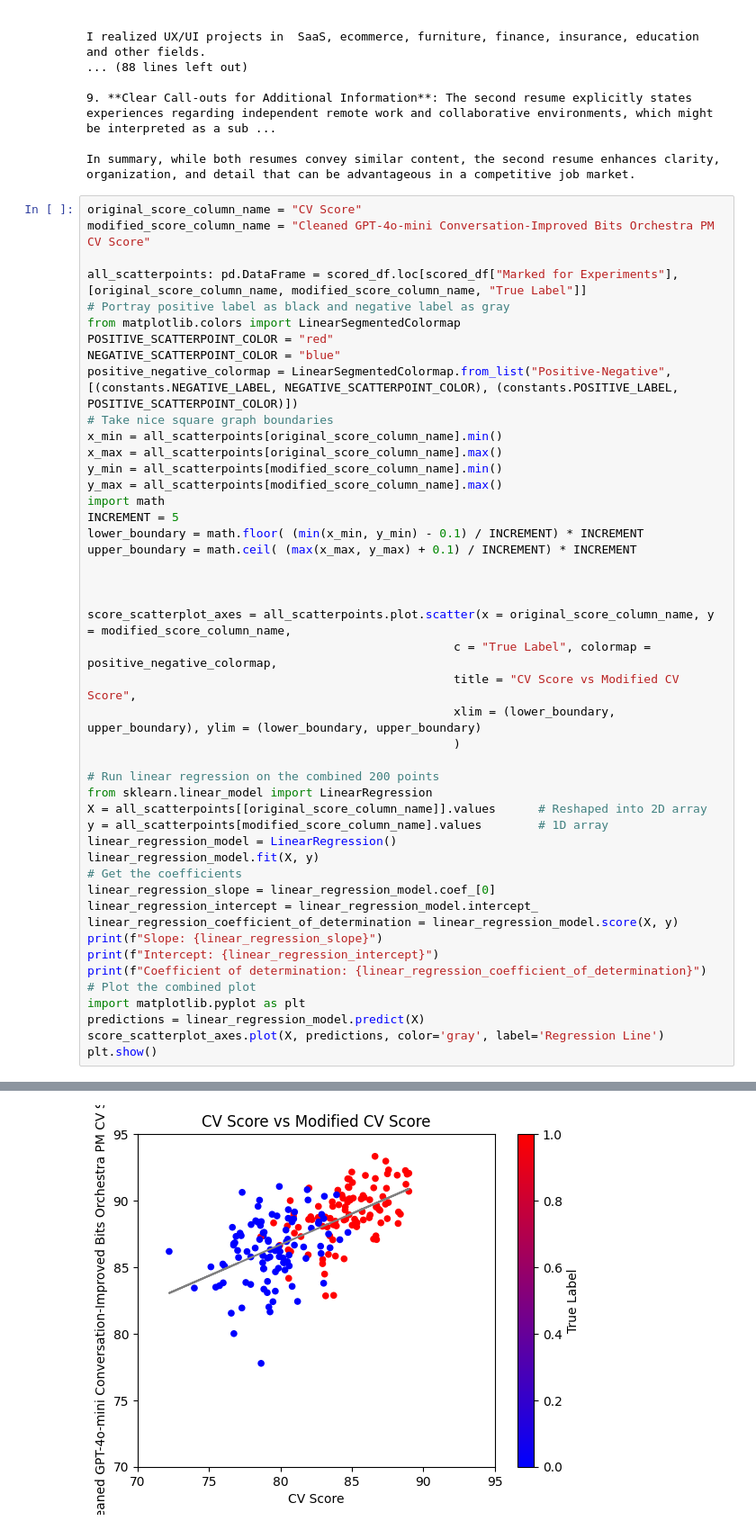
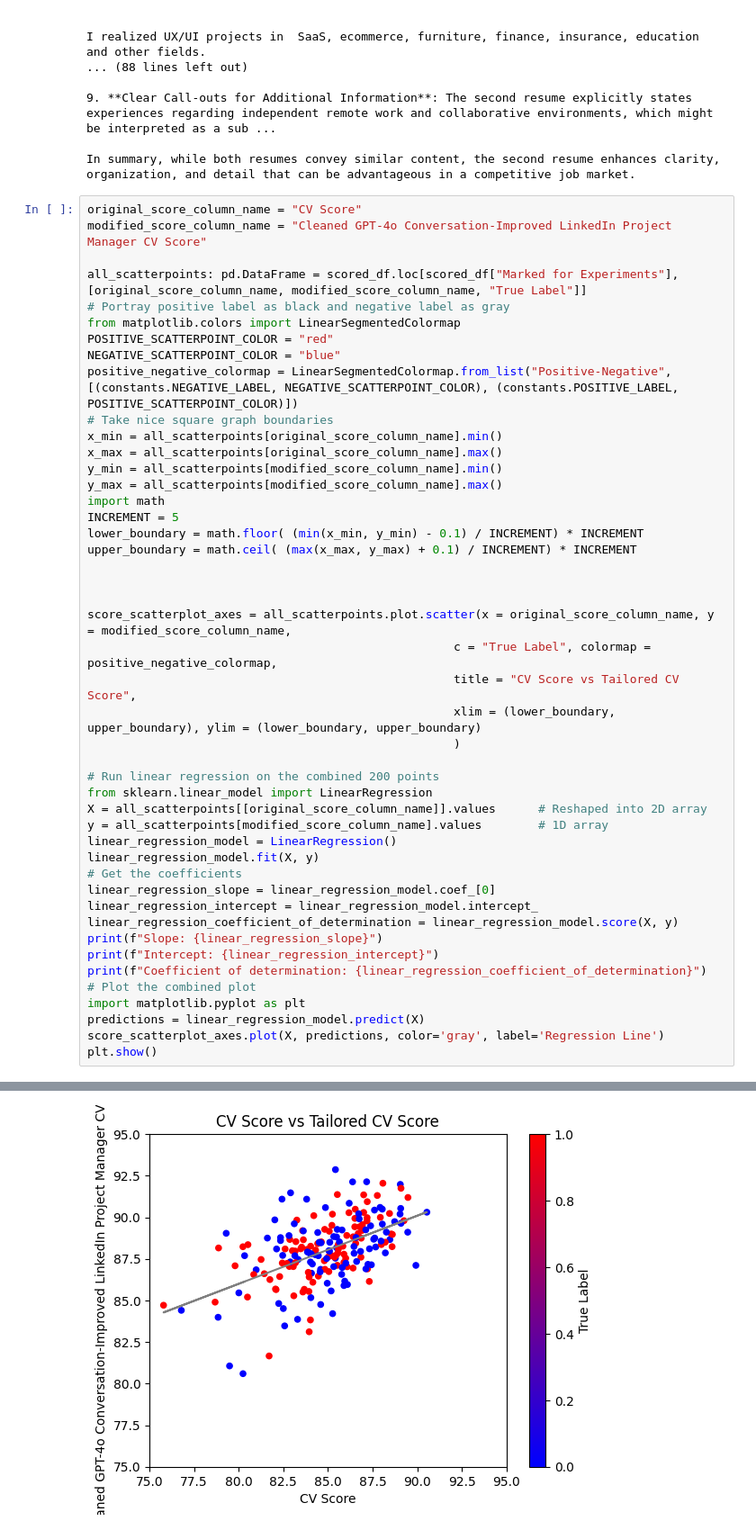
Before and after one commit to heyyjudes/llm-hiring-ecosystem, a Jupyter notebook: execution.ipynb, the cells around one changed output, grey strips where cells are left out. Shown at 90% size. Cells and saved outputs as stored; diff of their text form.

Commit message:
Add tailored resume generation and scoring

```diff
--- a/execution.ipynb
+++ b/execution.ipynb
@@ -577,7 +563,7 @@ I realized UX/UI projects in  SaaS, ecommerce, furniture, finance, insurance, ed
 In summary, while both resumes convey similar content, the second resume enhances clarity, organization, and detail that can be advantageous in a competitive job market.
 # %%
 original_score_column_name = "CV Score"
-modified_score_column_name = "Cleaned GPT-4o-mini Conversation-Improved Bits Orchestra PM CV Score"
+modified_score_column_name = "Cleaned GPT-4o Conversation-Improved LinkedIn Project Manager CV Score"
 
 all_scatterpoints: pd.DataFrame = scored_df.loc[scored_df["Marked for Experiments"], [original_score_column_name, modified_score_column_name, "True Label"]]
 # Portray positive label as black and negative label as gray
@@ -599,7 +585,7 @@ upper_boundary = math.ceil( (max(x_max, y_max) + 0.1) / INCREMENT) * INCREMENT
 
 score_scatterplot_axes = all_scatterpoints.plot.scatter(x = original_score_column_name, y = modified_score_column_name,
                                                     c = "True Label", colormap = positive_negative_colormap,
-                                                    title = "CV Score vs Modified CV Score",
+                                                    title = "CV Score vs Tailored CV Score",
                                                     xlim = (lower_boundary, upper_boundary), ylim = (lower_boundary, upper_boundary)
                                                     )
 
@@ -628 +614 @@ Coefficient of determination: 0.3905224134635089
-[figure, old version]
+[figure, new version]
```
Also changed, not shown: parts of 20 cells of this notebook, 1 other file.
